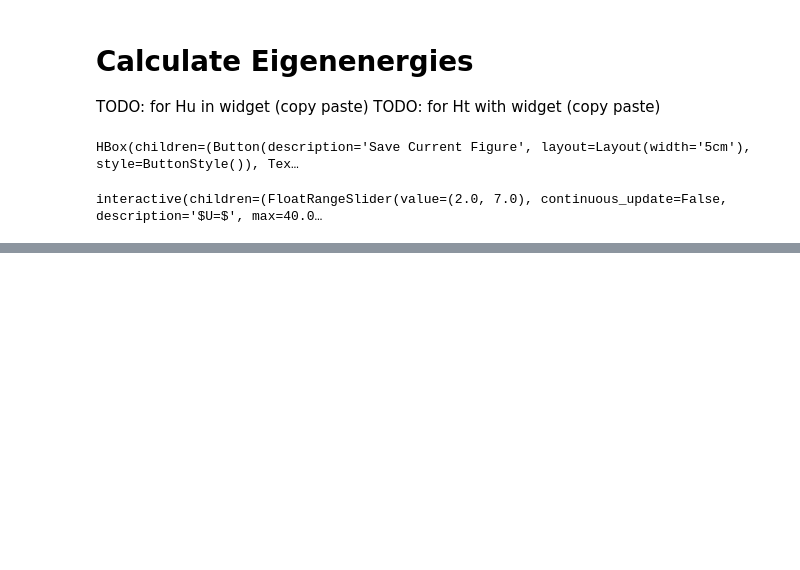
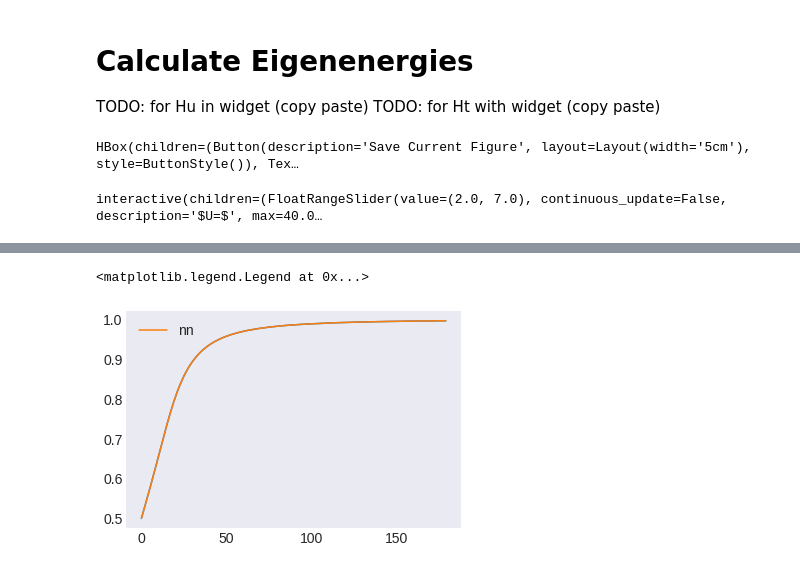
Before and after one commit to Georg912/Projektarbeit_Kunes, a Jupyter notebook: 04_Hubbard_Model/development_notebook_march.ipynb, the cells around one changed output, grey strips where cells are left out. Cells and saved outputs as stored; diff of their text form; code cells hidden in the pictures; blank space fills up the shorter version.

```diff
--- a/04_Hubbard_Model/development_notebook_march.ipynb
+++ b/04_Hubbard_Model/development_notebook_march.ipynb
@@ -117,3 +150,10 @@ for i in np.arange(5):
+# %%
+plt.plot(np.round(h1.Exp_Val_0(h1.Op_Sz(1)@h1.Op_Sz(1)),4))
+plt.plot(np.round(1 - 2*h1.Exp_Val_0(h1.Op_nn_mean),4), label="nn")
+plt.legend()
+# %% [output]
+<matplotlib.legend.Legend at 0x...>
+[figure, added]
 # %%
 np.round(h1.DoubleSiteAvg,2)
 # %% [output]
```
Also changed, not shown: parts of 21 cells of this notebook, 1 other file.
